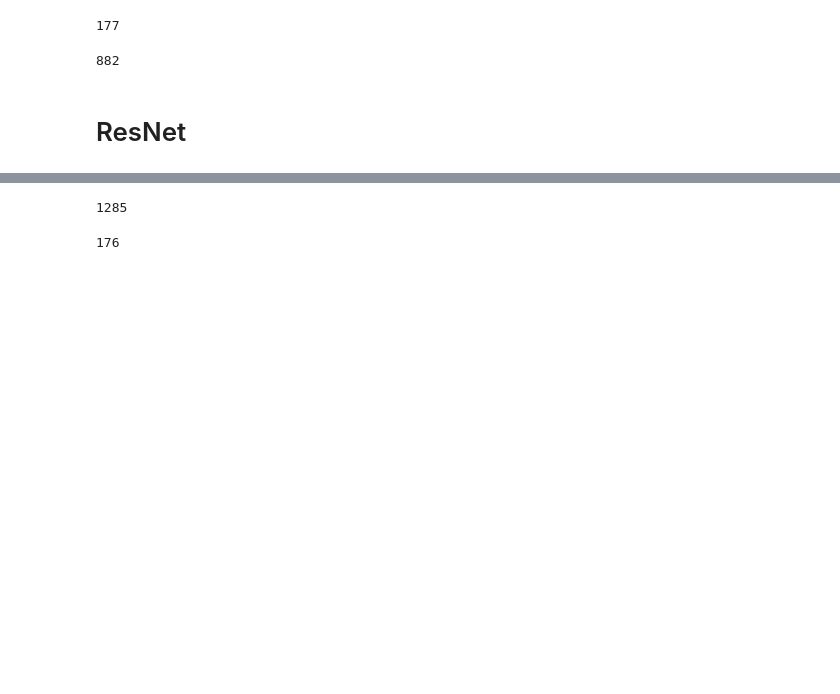
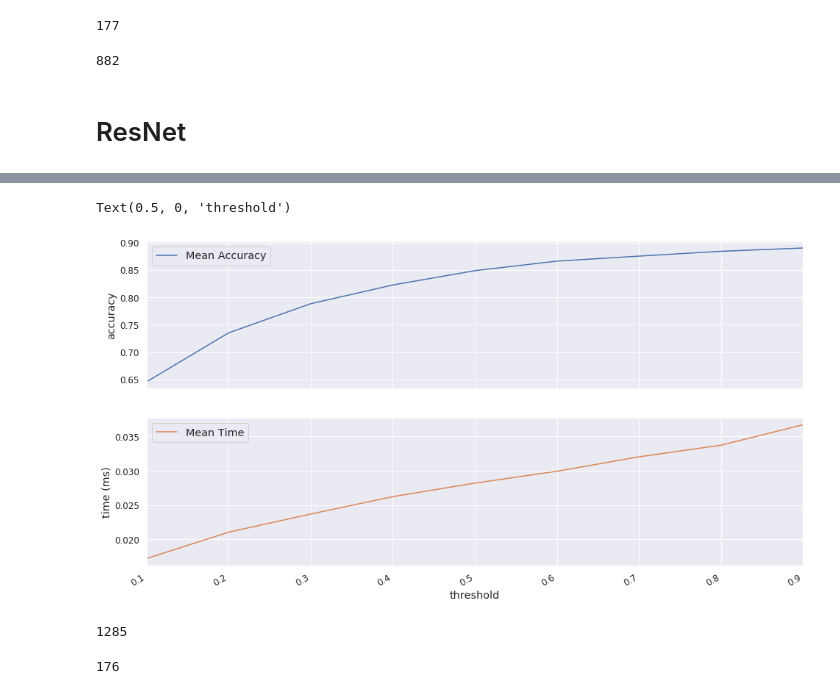
Before and after one commit to AlexKarlsen/thesis-src, a Jupyter notebook: DDNN/logging/threshold_test/Inference analysis.ipynb, the cells around one changed output, grey strips where cells are left out. Cells and saved outputs as stored; diff of their text form; code cells hidden in the pictures; blank space fills up the shorter version.

```diff
--- a/DDNN/logging/threshold_test/Inference analysis.ipynb
+++ b/DDNN/logging/threshold_test/Inference analysis.ipynb
@@ -89,4 +91,4 @@ df
 # %%
 data = df.to_numpy()
 # %%
-df = pd.DataFrame(data[1:], columns=['exit', 'prediction', 'target', 'correct', 'score', 'time'])
+df = pd.DataFrame(data[1:], columns=['threshold', 'exit', 'prediction', 'target', 'correct', 'score', 'time'])
@@ -102,0 +95,9 @@ dtype: float64
+# %%
+arr = []
+for i in df.groupby(['threshold']):
+    tmp = i[1].mean()
+    arr.append((tmp.correct, tmp.time))
+
+#sns.lineplot(data=i[1].mean().correct)
+df_stats = pd.DataFrame(arr, columns=["Mean Accuracy", "Mean Time"], index=[0.1,0.2,0.3,0.4,0.5,0.6,0.7,0.8,0.9])
+df_stats
@@ -103,3 +115,14 @@ dtype: float64
+# %%
+#fig, axes = plt.subplots(2,1)
+ax = df_stats.plot(subplots=True)
+ax[0].set_ylabel('accuracy')
+ax[1].set_ylabel('time (ms)')
+plt.xlabel('threshold')
+#ns.lineplot(data=arr[0], ax= axes[0])
+#sns.lineplot(data=arr[1], ax=axes[1])
+# %% [output]
+Text(0.5, 0, 'threshold')
+[figure, added]
 # %%
 len(df.loc[df['exit']==0])
 # %% [output]
```
Also changed, not shown: parts of 4 cells of this notebook.
